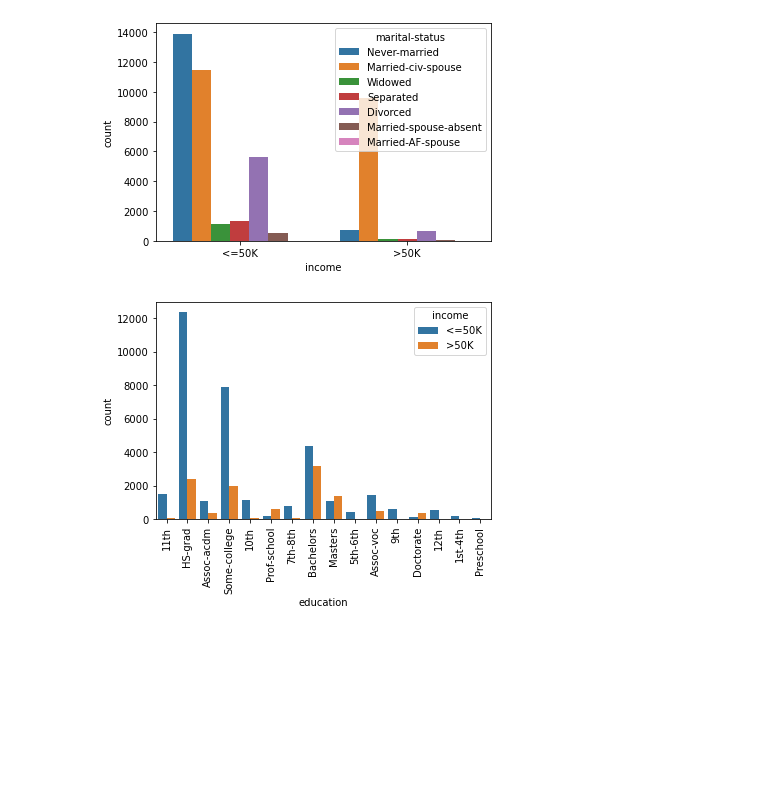
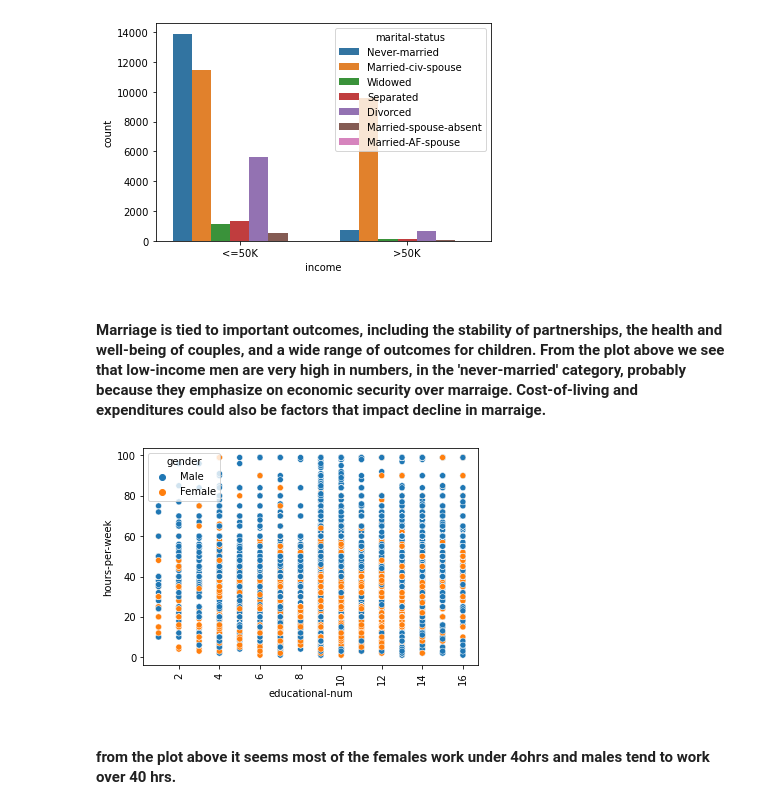
Before and after one commit to nehapatnaik2/Springboard, a Jupyter notebook: Untitled2.ipynb, the cells around one changed output. Saved outputs shown, nothing was run; the diff lists cells and outputs as text; code cells hidden in the pictures; blank space fills up the shorter version.

```diff
--- a/Untitled2.ipynb
+++ b/Untitled2.ipynb
@@ -88,9 +94,13 @@ sns.countplot( x = 'income', data = df, hue = 'marital-status')
 plt.show()
 # %% [output]
 [figure]
+# %% [markdown]
+#### Marriage is tied to important outcomes, including the stability of partnerships, the health and well-being of couples, and a wide range of outcomes for children. From the plot above we see that low-income men are very high in numbers, in the 'never-married' category, probably because they emphasize on economic security over marraige. Cost-of-living and expenditures could also be factors that impact  decline in marraige.
 # %%
-sns.countplot(  x= 'education', data = df, hue = 'income')
+sns.scatterplot(  x= 'educational-num', y = 'hours-per-week', data = df, hue = 'gender')
 plt.xticks(rotation = 90)
 plt.show()
 # %% [output]
-[figure, old version]
+[figure, new version]
+# %% [markdown]
+#### from the plot above it seems most of the females work under 4ohrs and males tend to work over 40 hrs.
```
Also changed, not shown: parts of 3 cells of this notebook.
